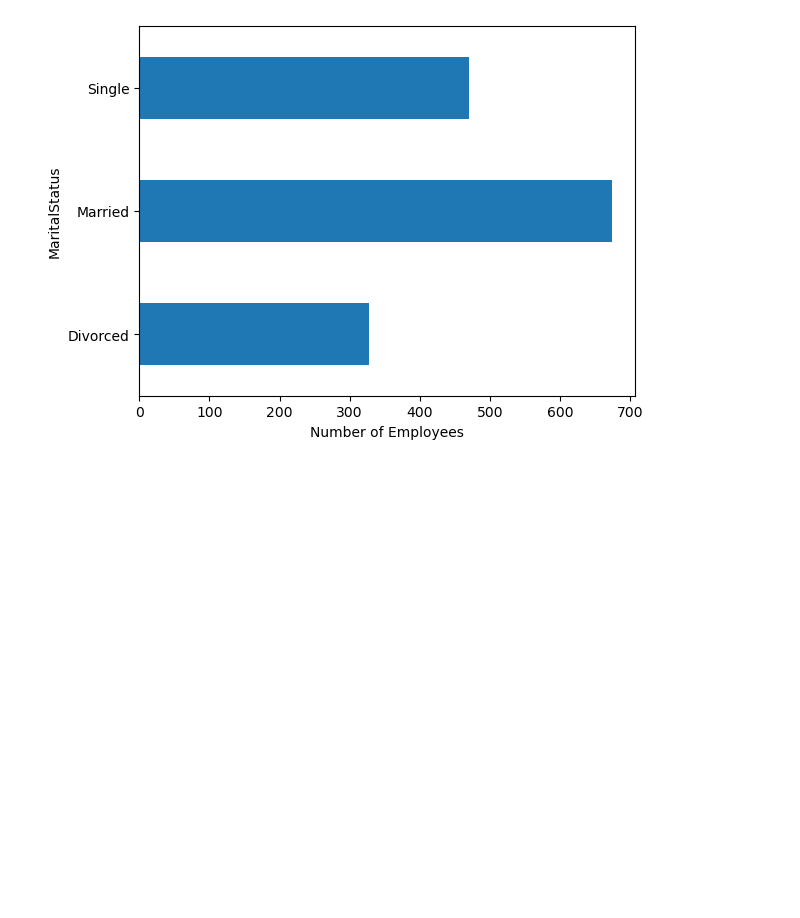
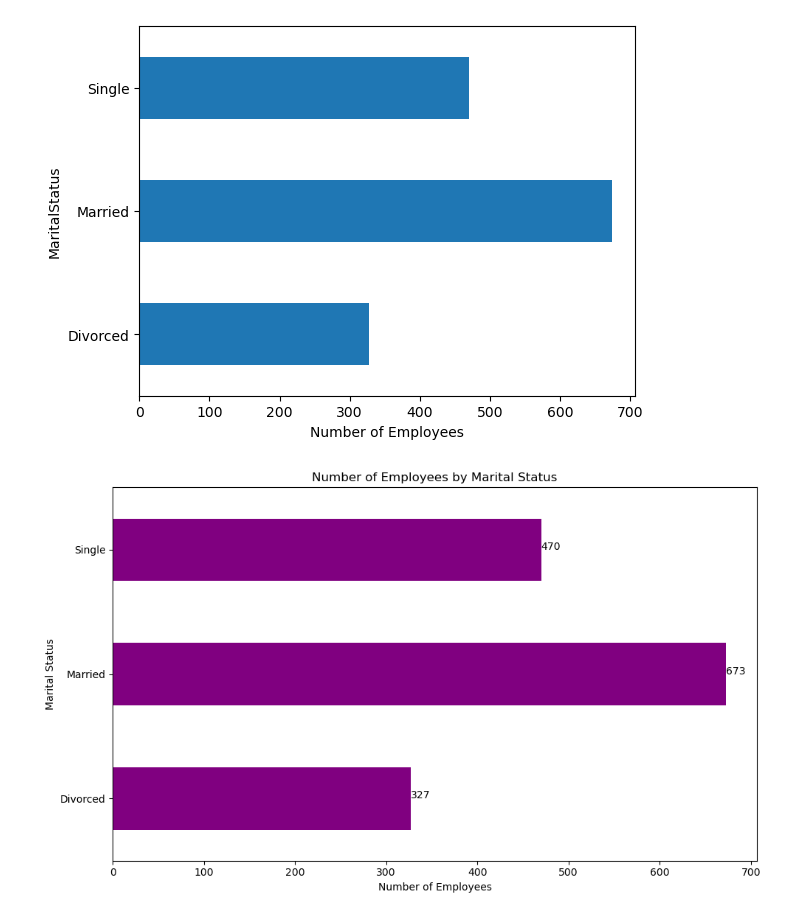
Before and after one commit to Amer4r/group-project-1, a Jupyter notebook: data_cleaning.ipynb, the cells around one changed output. Cells and saved outputs as stored; diff of their text form; code cells hidden in the pictures; blank space fills up the shorter version.

```diff
--- a/data_cleaning.ipynb
+++ b/data_cleaning.ipynb
@@ -290,3 +312,23 @@ status_with_manager_duration.plot(kind='barh', xlabel='Number of Employees')
 # %% [output]
 <Axes: xlabel='Number of Employees', ylabel='MaritalStatus'>
 [figure]
+# %%
+status_with_manager_duration = cleaned_data.groupby('MaritalStatus')['YearsWithCurrManager'].size()
+
+# Plot horizontal bar graph
+plt.figure(figsize=(10, 6))
+status_with_manager_duration.plot(kind='barh', color='purple')
+
+# Add title and labels
+plt.title('Number of Employees by Marital Status')
+plt.xlabel('Number of Employees')
+plt.ylabel('Marital Status')
+
+# Add data labels
+for index, value in enumerate(status_with_manager_duration):
+    plt.text(value, index, str(value))
+
+plt.tight_layout()
+plt.show()
+# %% [output]
+[figure, added]
```
Also changed, not shown: parts of 1 cell of this notebook.
